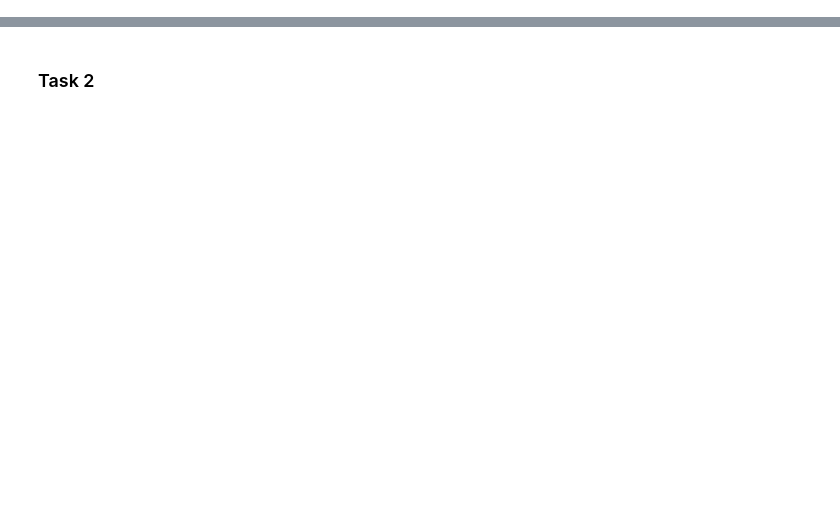
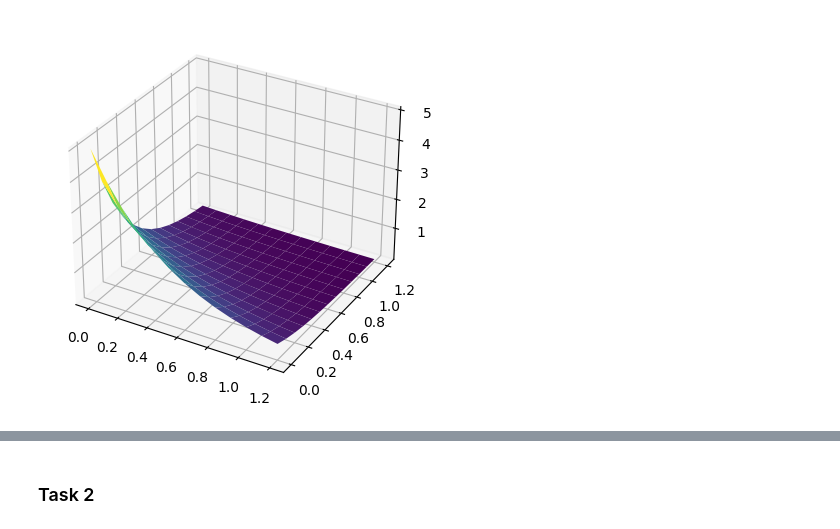
Before and after one commit to mshsvnv/ComAlg, a Jupyter notebook: lab_06/main.ipynb, the cells around one changed output, grey strips where cells are left out. Drawn from its saved outputs; the diff is of its cells as text; code cells hidden in the pictures; blank space fills up the shorter version.

```diff
--- a/lab_06/main.ipynb
+++ b/lab_06/main.ipynb
@@ -43,0 +5,76 @@ Table = np.array(readFromFile(file))
+# %%
+import csv
+import numpy as np
+import sympy as sym
+
+from matplotlib import pyplot as plt
+
+file = "input.csv"
+
+N = 10
+
+def func(x):
+    return x ** 2
+
+def readFromFile(file):
+    Table = []
+
+    with open(file) as f:
+        reader = csv.DictReader(f)
+
+        for row in reader:
+            Table.append(np.array(list(map(float, [*row.values()]))))
+
+    return Table
+
+def quadratureFormula(n: int):
+    if n % 2 == 0: return 2 / (n + 1)
+    else: return 0
+
+def getLegendrePoly(num: int):
+
+    x = sym.symbols("x")
+    func = f"(x**2-1)**{num} / (2 ** {num})"
+    func = sym.sympify(func)
+    func = func / sym.factorial(num)
+
+    return sym.Derivative(func, (x, num)).doit()
+
+def solveSystem(polyZeros):
+
+    matrix = np.array([polyZeros ** i for i in range(N)], dtype="float")
+    matrix.reshape((N, N))
+
+    BCoefs = np.array([quadratureFormula(i) for i in range(N)], dtype="float")
+    BCoefs.reshape((N, 1))
+
+    return np.linalg.solve(matrix, BCoefs)
+
+def solveIntegral(a, b, func, ACoefs, polyZeros):
+
+    xValues = (b + a) / 2 + (b - a) * polyZeros / 2
+    funcValues = func(xValues)
+
+    return (b - a) * np.sum(ACoefs * funcValues) / 2
+
+poly = getLegendrePoly(N)
+polyZeros = np.array(sym.solve(poly.doit(), sym.Symbol('x')))
+polyZeros = np.sort(polyZeros)
+
+# polyZeros - нули полинома Лежандра
+# ACoefs - A коэффициенты
+
+ACoefs = solveSystem(polyZeros)
+
+# ans = solveIntegral(-2, 2, func, ACoefs, polyZeros)
+# print(ans)
+
+Table = np.array(readFromFile(file))
+x, y = np.meshgrid(Table[:, 0], Table[:, 0])
+z = Table[:, 2:]
+
+ax = plt.axes(projection="3d")
+ax.plot_surface(x, y, z, cmap = "viridis")
+plt.show()
+# %% [output]
+[figure, added]
```
Also changed, not shown: parts of 5 cells of this notebook, 1 other file.
